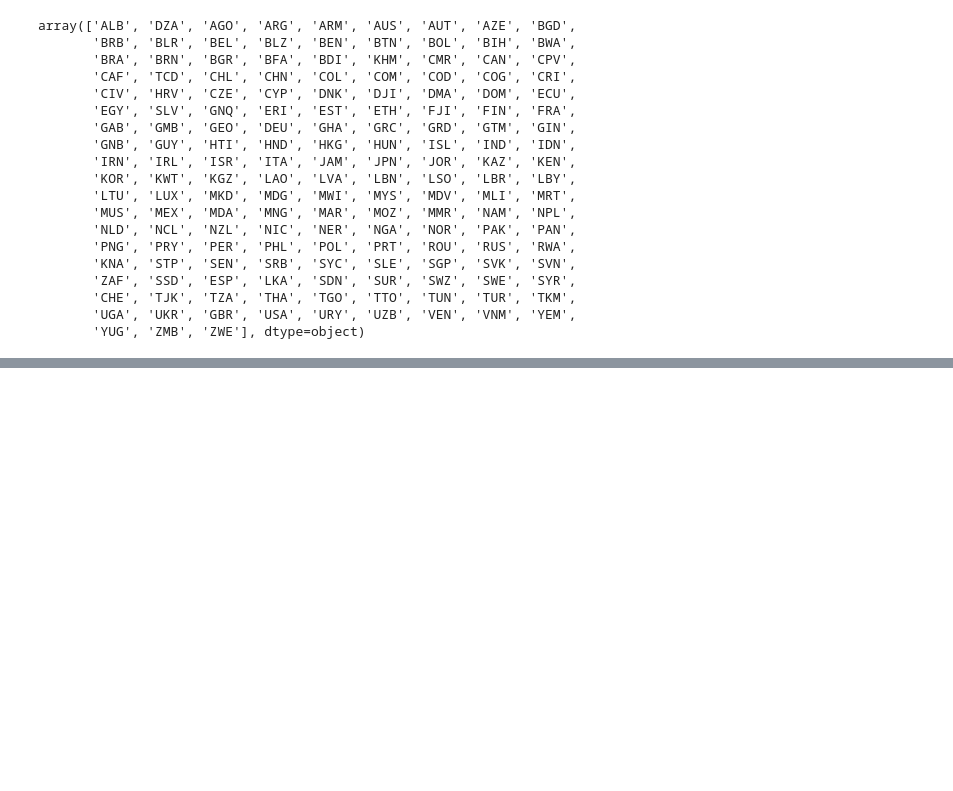
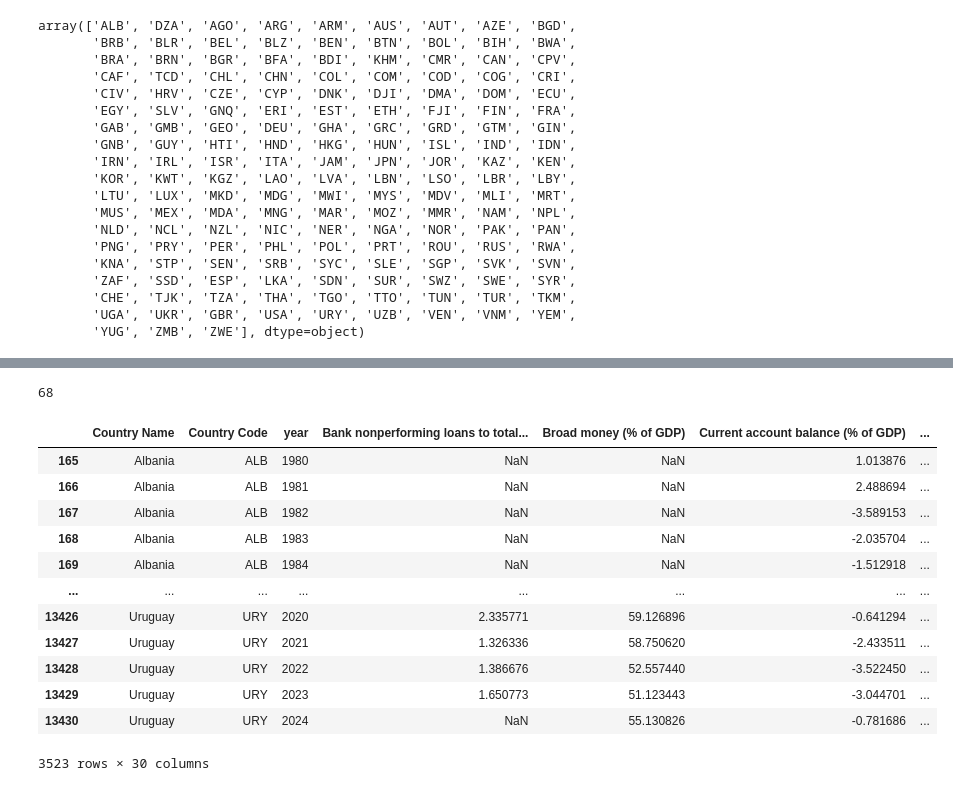
Before and after one commit to SandraGM1/ML_Crisis_Prediction, a Jupyter notebook: pruebas/Filtrado de paises.ipynb, the cells around one changed output, grey strips where cells are left out. Saved outputs shown, nothing was run; the diff lists cells and outputs as text; code cells hidden in the pictures; blank space fills up the shorter version.

Commit message:
primera_propuesta

```diff
--- a/pruebas/Filtrado de paises.ipynb
+++ b/pruebas/Filtrado de paises.ipynb
@@ -516,0 +519,9 @@ Data columns (total 30 columns):
+# %%
+df_paises_nulos = df_filtrado.groupby('Country Name').apply(lambda x : x.isna().mean().mean()).sort_values(ascending=False)
+df_paises_nulos
+
+### EXPLICACION ###
+# GROUPBY - Me saca la tabla agrupada por paises
+# APPLY(LAMBDA X:) - Tratame para cada X (en este caso pais) lo siguiente:
+# x.isna().mean().mean() - En el pais x hazme la booleana de True/False en nulos, al hacer la media me lo da en numero,
+# 1º mean() me hace la media de nulos de una columna, 2º mean - me hace la media de nulos de todas las columnas
@@ -516,0 +542,3 @@ Data columns (total 30 columns):
+# %%
+paises_top = df_paises_nulos[df_paises_nulos <= 0.20].index.sort_values()
+paises_top
@@ -516,0 +560,21 @@ Data columns (total 30 columns):
+# %%
+len(paises_top)
+# %% [output]
+68
+# %%
+df_propuesta = df_filtrado.loc[df_filtrado['Country Name'].isin(paises_top),:]
+df_propuesta
+# %% [output]
+|  | Country Name | Country Code | year | Bank nonperforming loans to total... | Broad money (% of GDP) | Current account balance (% of GDP) | ... |
+| 165 | Albania | ALB | 1980 | NaN | NaN | 1.013876 | ... |
+| 166 | Albania | ALB | 1981 | NaN | NaN | 2.488694 | ... |
+| 167 | Albania | ALB | 1982 | NaN | NaN | -3.589153 | ... |
+| 168 | Albania | ALB | 1983 | NaN | NaN | -2.035704 | ... |
+| 169 | Albania | ALB | 1984 | NaN | NaN | -1.512918 | ... |
+| ... | ... | ... | ... | ... | ... | ... | ... |
+| 13426 | Uruguay | URY | 2020 | 2.335771 | 59.126896 | -0.641294 | ... |
+| 13427 | Uruguay | URY | 2021 | 1.326336 | 58.750620 | -2.433511 | ... |
+| 13428 | Uruguay | URY | 2022 | 1.386676 | 52.557440 | -3.522450 | ... |
+| 13429 | Uruguay | URY | 2023 | 1.650773 | 51.123443 | -3.044701 | ... |
+| 13430 | Uruguay | URY | 2024 | NaN | 55.130826 | -0.781686 | ... |
+3523 rows × 30 columns
```
Also changed, not shown: parts of 5 cells of this notebook, 1 other file.
